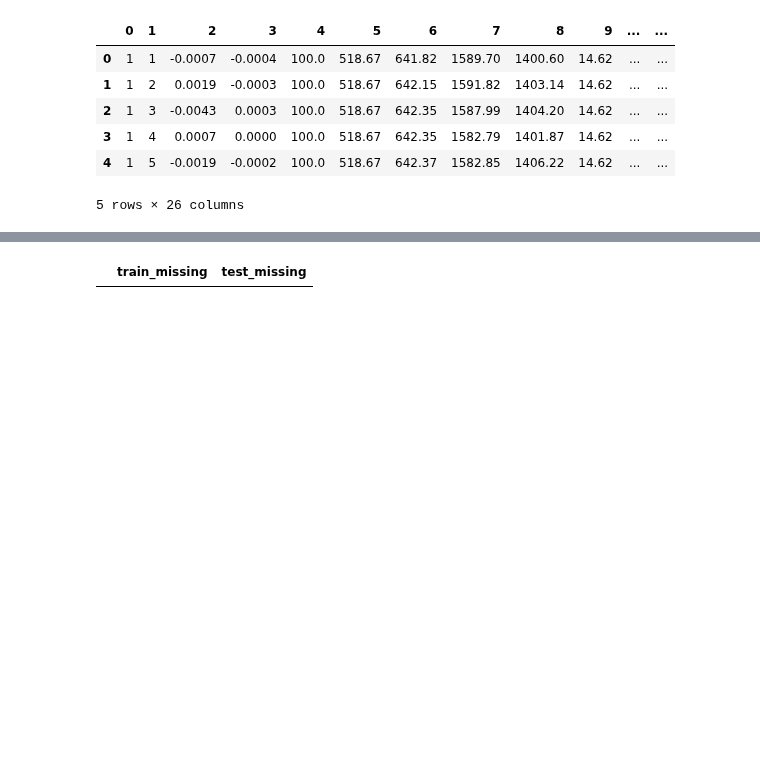
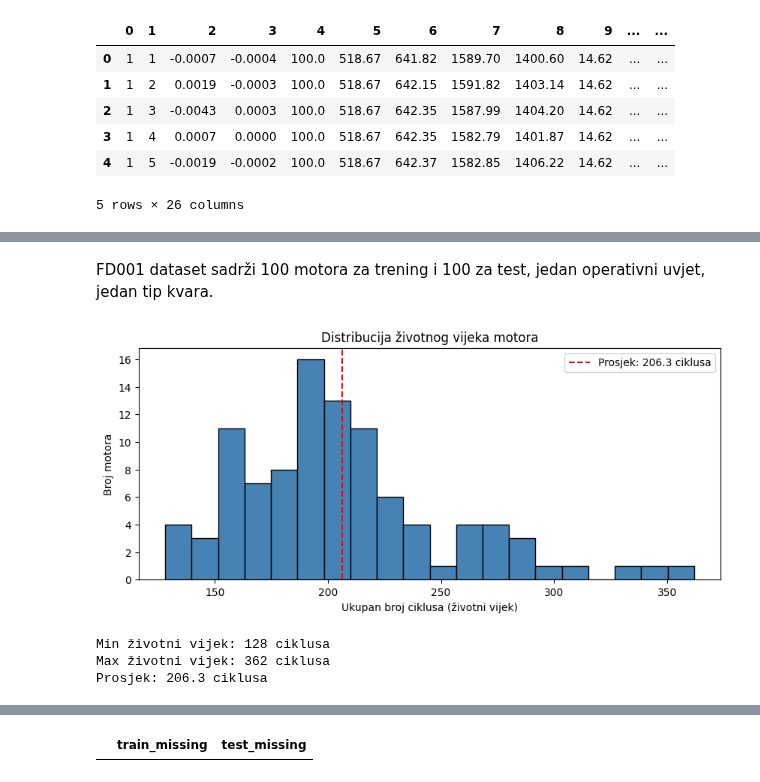
Before and after one commit to mdzafic/uq-predictive-maintenance-framework, a Jupyter notebook: code/uq_predictive_maintenance_framework.ipynb, the cells around one changed output, grey strips where cells are left out. Saved outputs shown, nothing was run; the diff lists cells and outputs as text; code cells hidden in the pictures; blank space fills up the shorter version.

```diff
--- a/code/Završni_rad_(radni_notebook)_–_Muhamed_Džafić.ipynb
+++ b/code/uq_predictive_maintenance_framework.ipynb
@@ -58,0 +81,23 @@ test.columns = columns
+# %% [markdown]
+FD001 dataset sadrži 100 motora za trening i 100 za test, jedan operativni uvjet, jedan tip kvara.
+# %%
+max_cycles = train.groupby('engine_id')['cycle'].max()
+
+plt.figure(figsize=(10, 4))
+plt.hist(max_cycles, bins=20, color='steelblue', edgecolor='black')
+plt.xlabel('Ukupan broj ciklusa (životni vijek)')
+plt.ylabel('Broj motora')
+plt.title('Distribucija životnog vijeka motora')
+plt.axvline(max_cycles.mean(), color='red', linestyle='--',
+            label=f'Prosjek: {max_cycles.mean():.1f} ciklusa')
+plt.legend()
+plt.show()
+
+print(f"Min životni vijek: {max_cycles.min()} ciklusa")
+print(f"Max životni vijek: {max_cycles.max()} ciklusa")
+print(f"Prosjek: {max_cycles.mean():.1f} ciklusa")
+# %% [output]
+[figure, added]
+Min životni vijek: 128 ciklusa
+Max životni vijek: 362 ciklusa
+Prosjek: 206.3 ciklusa
```
Also changed, not shown: parts of 56 cells of this notebook.
